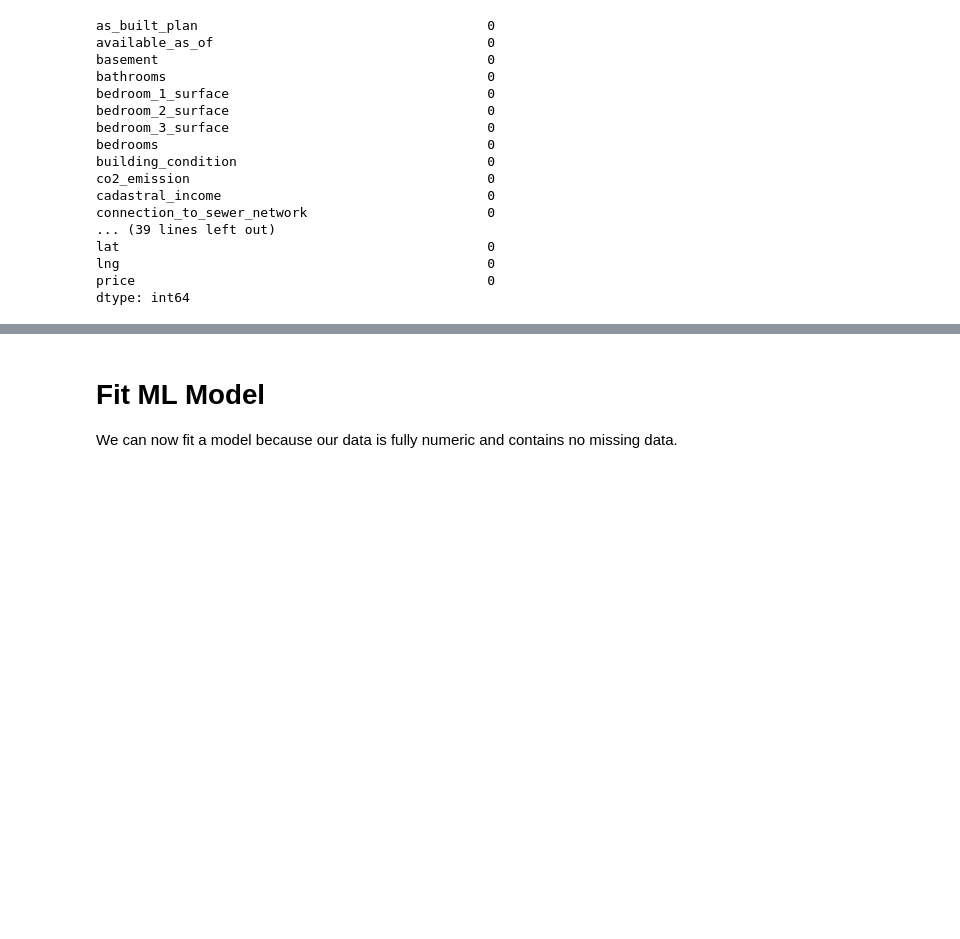
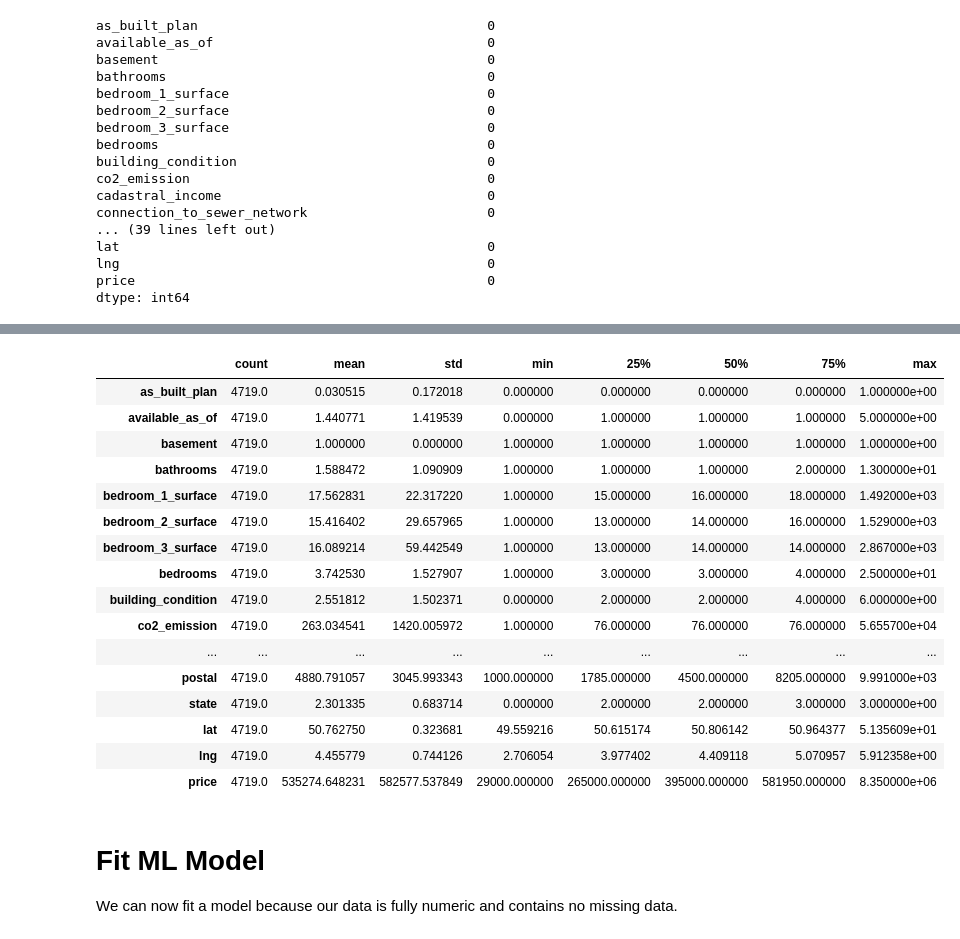
Before and after one commit to wa-le/BE-Properties-Regression, a Jupyter notebook: be_properties.ipynb, the cells around one changed output, grey strips where cells are left out. Saved outputs shown, nothing was run; the diff lists cells and outputs as text; code cells hidden in the pictures; blank space fills up the shorter version.

```diff
--- a/be_properties.ipynb
+++ b/be_properties.ipynb
@@ -818,3 +840,23 @@ dtype: int64
+# %%
+df.describe().T
+# %% [output]
+|  | count | mean | std | min | 25% | 50% | 75% | max |
+| as_built_plan | 4719.0 | 0.030515 | 0.172018 | 0.000000 | 0.000000 | 0.000000 | 0.000000 | 1.000000e+00 |
+| available_as_of | 4719.0 | 1.440771 | 1.419539 | 0.000000 | 1.000000 | 1.000000 | 1.000000 | 5.000000e+00 |
+| basement | 4719.0 | 1.000000 | 0.000000 | 1.000000 | 1.000000 | 1.000000 | 1.000000 | 1.000000e+00 |
+| bathrooms | 4719.0 | 1.588472 | 1.090909 | 1.000000 | 1.000000 | 1.000000 | 2.000000 | 1.300000e+01 |
+| bedroom_1_surface | 4719.0 | 17.562831 | 22.317220 | 1.000000 | 15.000000 | 16.000000 | 18.000000 | 1.492000e+03 |
+| bedroom_2_surface | 4719.0 | 15.416402 | 29.657965 | 1.000000 | 13.000000 | 14.000000 | 16.000000 | 1.529000e+03 |
+| bedroom_3_surface | 4719.0 | 16.089214 | 59.442549 | 1.000000 | 13.000000 | 14.000000 | 14.000000 | 2.867000e+03 |
+| bedrooms | 4719.0 | 3.742530 | 1.527907 | 1.000000 | 3.000000 | 3.000000 | 4.000000 | 2.500000e+01 |
+| building_condition | 4719.0 | 2.551812 | 1.502371 | 0.000000 | 2.000000 | 2.000000 | 4.000000 | 6.000000e+00 |
+| co2_emission | 4719.0 | 263.034541 | 1420.005972 | 1.000000 | 76.000000 | 76.000000 | 76.000000 | 5.655700e+04 |
+| ... | ... | ... | ... | ... | ... | ... | ... | ... |
+| postal | 4719.0 | 4880.791057 | 3045.993343 | 1000.000000 | 1785.000000 | 4500.000000 | 8205.000000 | 9.991000e+03 |
+| state | 4719.0 | 2.301335 | 0.683714 | 0.000000 | 2.000000 | 2.000000 | 3.000000 | 3.000000e+00 |
+| lat | 4719.0 | 50.762750 | 0.323681 | 49.559216 | 50.615174 | 50.806142 | 50.964377 | 5.135609e+01 |
+| lng | 4719.0 | 4.455779 | 0.744126 | 2.706054 | 3.977402 | 4.409118 | 5.070957 | 5.912358e+00 |
+| price | 4719.0 | 535274.648231 | 582577.537849 | 29000.000000 | 265000.000000 | 395000.000000 | 581950.000000 | 8.350000e+06 |
 # %% [markdown]
 # Fit ML Model
 We can now fit a model because our data is fully numeric and contains no missing data.
```
Also changed, not shown: parts of 30 cells of this notebook.
